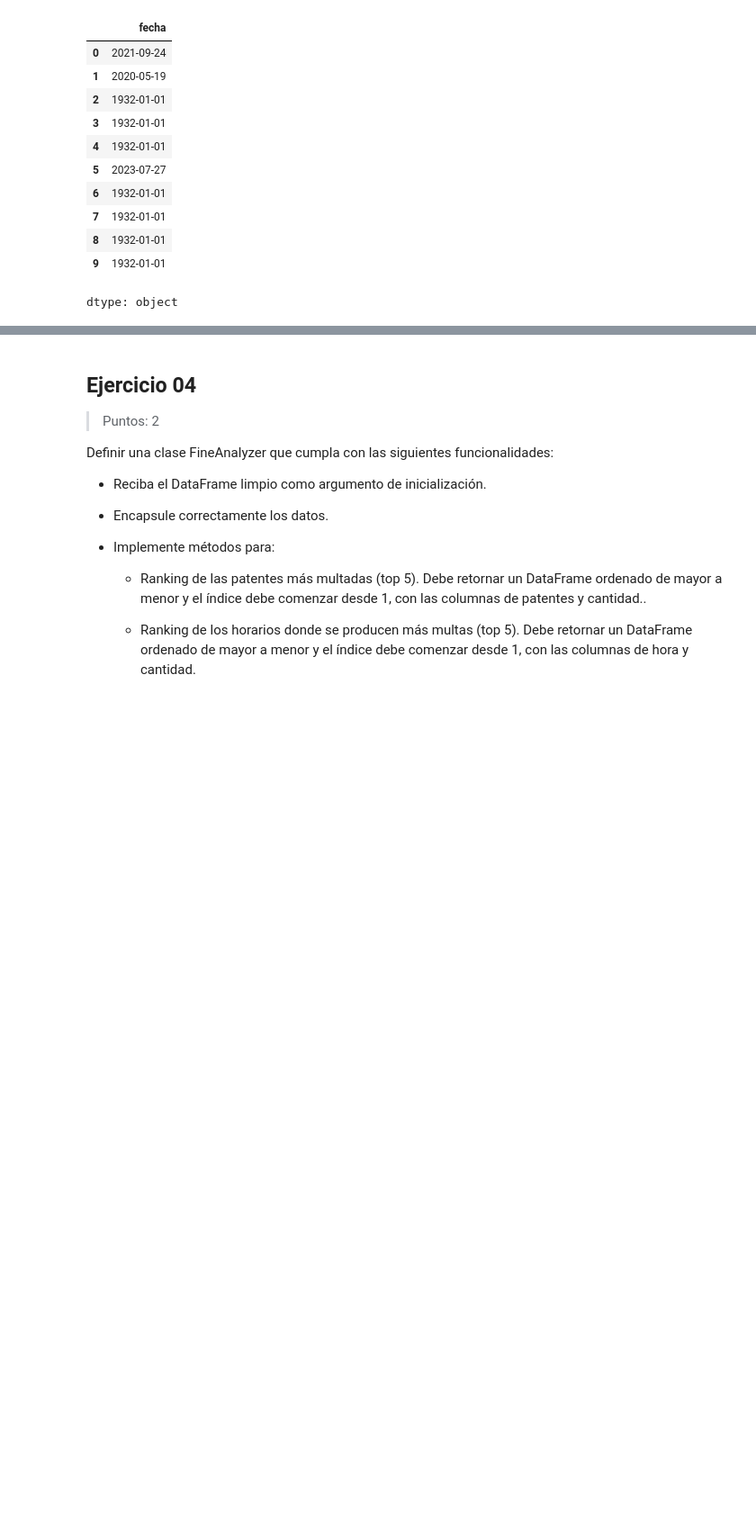
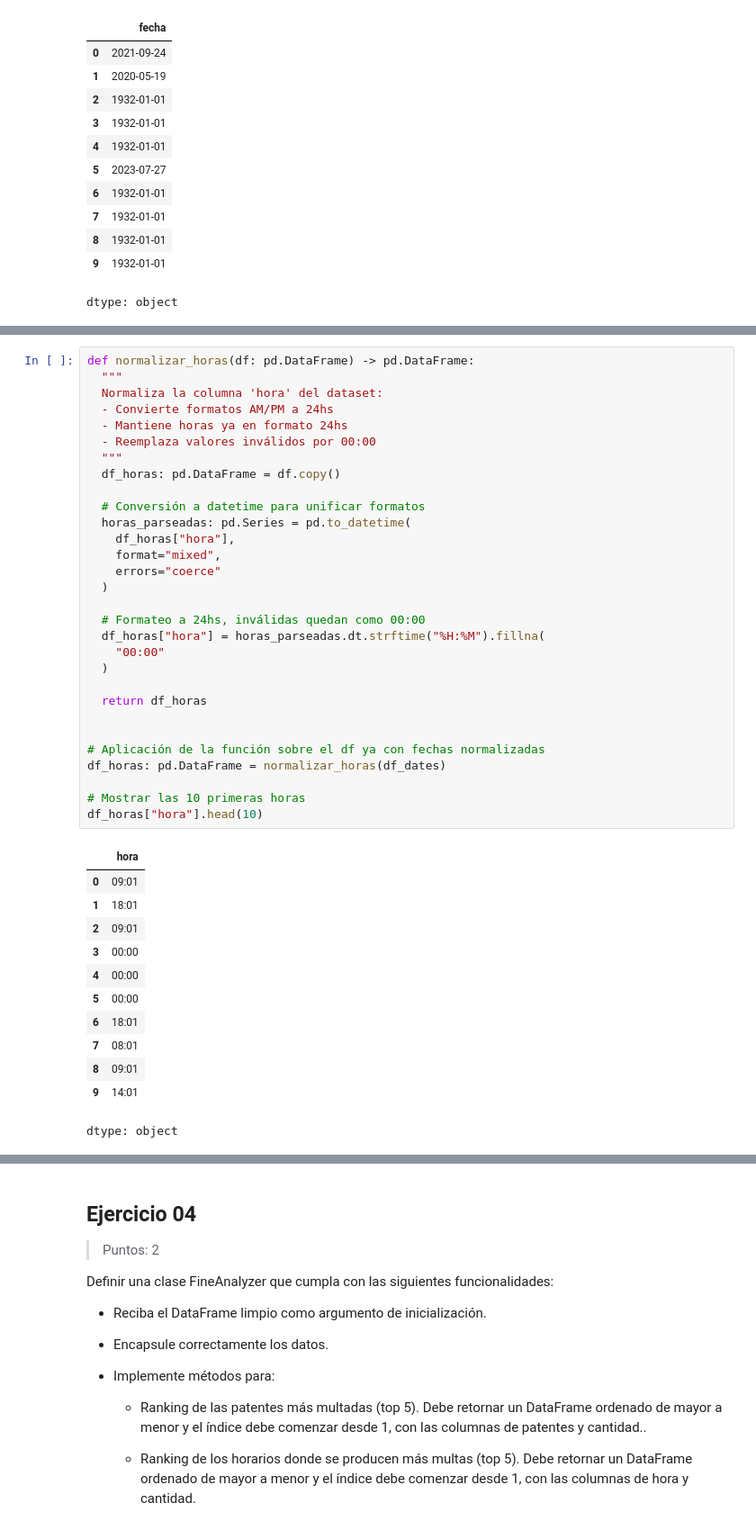
Before and after one commit to ckriztian/lcd-tp-urban-flow, a Jupyter notebook: 01_Flujo_Urbano-Vera_Cristian-Verdun_Dario-Sanchez_Sergio-Saldivia_Eduardo.ipynb, the cells around one changed output, grey strips where cells are left out. Shown at 90% size. Saved outputs shown, nothing was run; the diff lists cells and outputs as text; blank space fills up the shorter version.

```diff
--- a/01_Flujo_Urbano-Vera_Cristian-Verdun_Dario-Sanchez_Sergio-Saldivia_Eduardo.ipynb
+++ b/01_Flujo_Urbano-Vera_Cristian-Verdun_Dario-Sanchez_Sergio-Saldivia_Eduardo.ipynb
@@ -414,0 +456,43 @@ dtype: object
+# %%
+def normalizar_horas(df: pd.DataFrame) -> pd.DataFrame:
+  """
+  Normaliza la columna 'hora' del dataset:
+  - Convierte formatos AM/PM a 24hs
+  - Mantiene horas ya en formato 24hs
+  - Reemplaza valores inválidos por 00:00
+  """
+  df_horas: pd.DataFrame = df.copy()
+
+  # Conversión a datetime para unificar formatos
+  horas_parseadas: pd.Series = pd.to_datetime(
+    df_horas["hora"],
+    format="mixed",
+    errors="coerce"
+  )
+
+  # Formateo a 24hs, inválidas quedan como 00:00
+  df_horas["hora"] = horas_parseadas.dt.strftime("%H:%M").fillna(
+    "00:00"
+  )
+
+  return df_horas
+
+
+# Aplicación de la función sobre el df ya con fechas normalizadas
+df_horas: pd.DataFrame = normalizar_horas(df_dates)
+
+# Mostrar las 10 primeras horas
+df_horas["hora"].head(10)
+# %% [output]
+|  | hora |
+| 0 | 09:01 |
+| 1 | 18:01 |
+| 2 | 09:01 |
+| 3 | 00:00 |
+| 4 | 00:00 |
+| 5 | 00:00 |
+| 6 | 18:01 |
+| 7 | 08:01 |
+| 8 | 09:01 |
+| 9 | 14:01 |
+dtype: object
```
Also changed, not shown: parts of 24 cells of this notebook.
